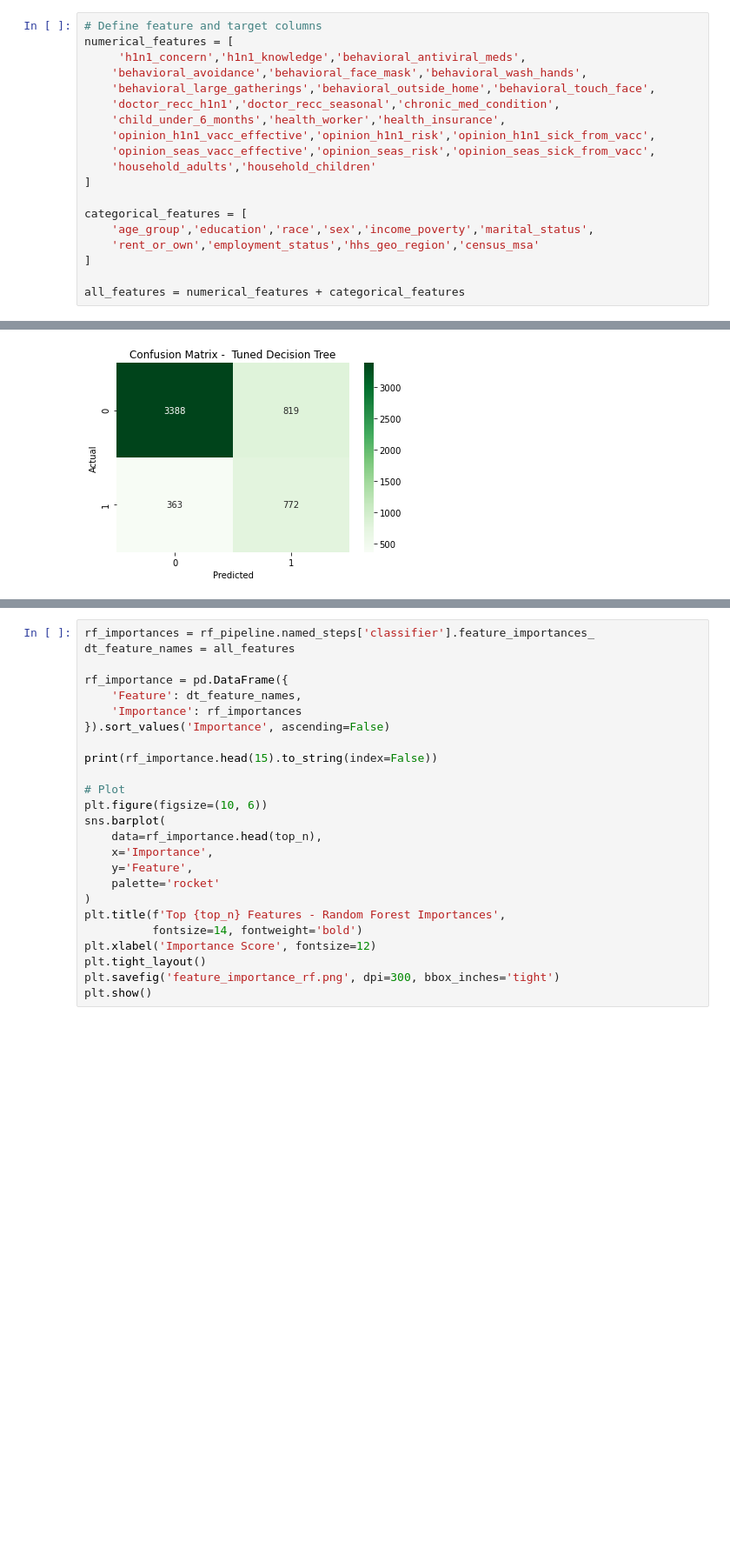
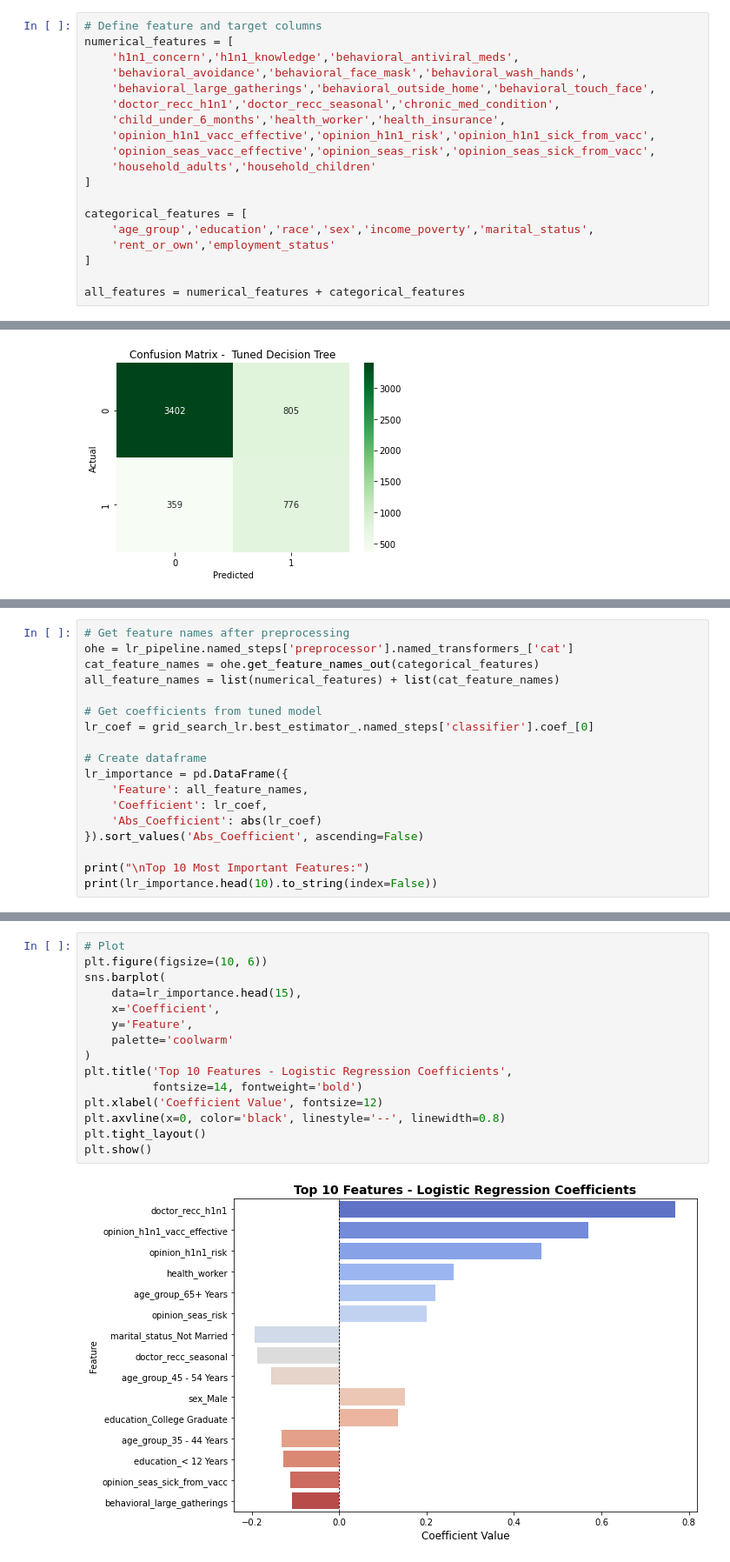
Before and after one commit to isabellasiele/H1N1-vaccine-Project, a Jupyter notebook: index.ipynb, the cells around one changed output, grey strips where cells are left out. Shown at 87% size. Saved outputs shown, nothing was run; the diff lists cells and outputs as text; blank space fills up the shorter version.

```diff
--- a/index.ipynb
+++ b/index.ipynb
@@ -363,7 +375,7 @@ import matplotlib.pyplot as plt
 # %%
 # Define feature and target columns
 numerical_features = [
-     'h1n1_concern','h1n1_knowledge','behavioral_antiviral_meds',
+    'h1n1_concern','h1n1_knowledge','behavioral_antiviral_meds',
     'behavioral_avoidance','behavioral_face_mask','behavioral_wash_hands',
     'behavioral_large_gatherings','behavioral_outside_home','behavioral_touch_face',
     'doctor_recc_h1n1','doctor_recc_seasonal','chronic_med_condition',
@@ -375,7 +387,7 @@ numerical_features = [
 
 categorical_features = [
     'age_group','education','race','sex','income_poverty','marital_status',
-    'rent_or_own','employment_status','hhs_geo_region','census_msa'
+    'rent_or_own','employment_status'
 ]
 
 all_features = numerical_features + categorical_features
@@ -644,0 +638,18 @@ weighted avg       0.82      0.83      0.81      5342
+# %%
+# Get feature names after preprocessing
+ohe = lr_pipeline.named_steps['preprocessor'].named_transformers_['cat']
+cat_feature_names = ohe.get_feature_names_out(categorical_features)
+all_feature_names = list(numerical_features) + list(cat_feature_names)
+
+# Get coefficients from tuned model
+lr_coef = grid_search_lr.best_estimator_.named_steps['classifier'].coef_[0]
+
+# Create dataframe
+lr_importance = pd.DataFrame({
+    'Feature': all_feature_names,
+    'Coefficient': lr_coef,
+    'Abs_Coefficient': abs(lr_coef)
+}).sort_values('Abs_Coefficient', ascending=False)
+
+print("\nTop 10 Most Important Features:")
+print(lr_importance.head(10).to_string(index=False))
@@ -645,25 +669,17 @@ weighted avg       0.82      0.83      0.81      5342
 # %%
-rf_importances = rf_pipeline.named_steps['classifier'].feature_importances_
-dt_feature_names = all_features
-
-rf_importance = pd.DataFrame({
-    'Feature': dt_feature_names,
-    'Importance': rf_importances
-}).sort_values('Importance', ascending=False)
-
-print(rf_importance.head(15).to_string(index=False))
-
 # Plot
 plt.figure(figsize=(10, 6))
 sns.barplot(
-    data=rf_importance.head(top_n),
-    x='Importance',
+    data=lr_importance.head(15),
+    x='Coefficient',
     y='Feature',
-    palette='rocket'
+    palette='coolwarm'
 )
-plt.title(f'Top {top_n} Features - Random Forest Importances',
+plt.title('Top 10 Features - Logistic Regression Coefficients',
           fontsize=14, fontweight='bold')
-plt.xlabel('Importance Score', fontsize=12)
+plt.xlabel('Coefficient Value', fontsize=12)
+plt.axvline(x=0, color='black', linestyle='--', linewidth=0.8)
 plt.tight_layout()
-plt.savefig('feature_importance_rf.png', dpi=300, bbox_inches='tight')
 plt.show()
+# %% [output]
+[figure, added]
```
Also changed, not shown: parts of 33 cells of this notebook.
